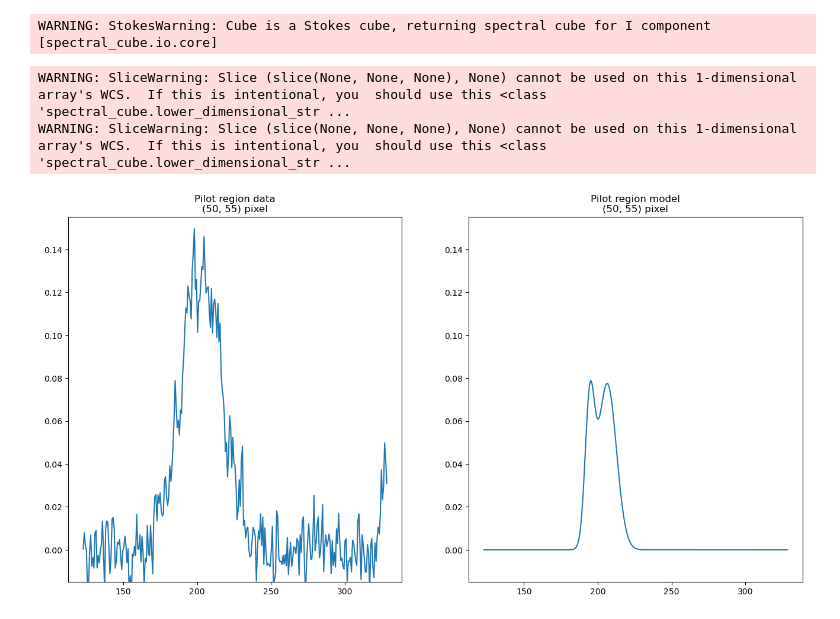
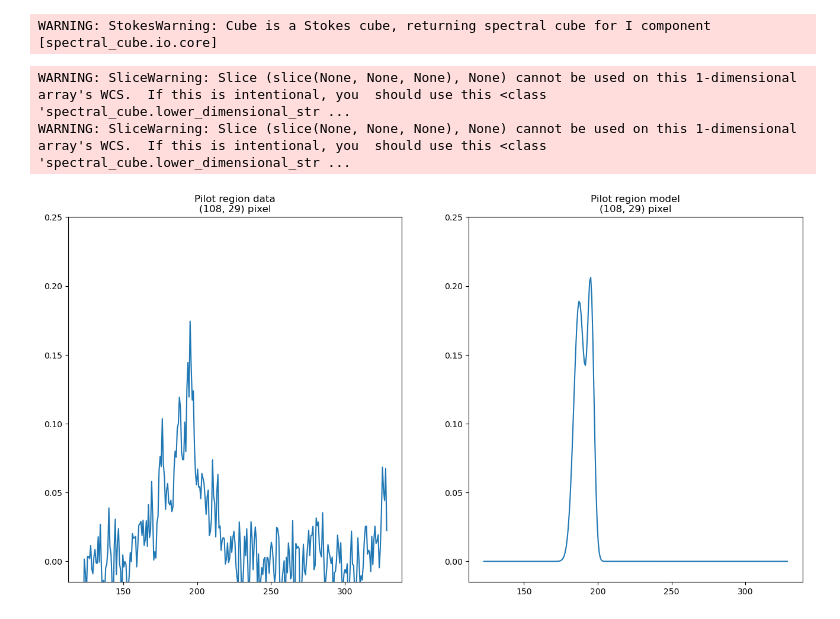
Before and after one commit to harrisonfwest/GBO-REU, a Jupyter notebook: Notebooks/quick-plotting.ipynb, the cells around one changed output. Cells and saved outputs as stored; diff of their text form; code cells hidden in the pictures.

```diff
--- a/Notebooks/quick-plotting.ipynb
+++ b/Notebooks/quick-plotting.ipynb
@@ -45,24 +45,24 @@ WARNING: SliceWarning: Slice (slice(None, None, None), None) cannot be used on t
 [figure]
 # %%
 Cube = SpectralCube.read('/home/scratch/hfwest/Pilot/Data/Pilot_NH3_11_bl.fits').with_spectral_unit(u.km/u.s, velocity_convention = 'radio')
-model = SpectralCube.read('/home/scratch/hfwest/Pilot/Results/Pilot_NH3_11_Fit3sig.fits').with_spectral_unit(u.km/u.s, velocity_convention = 'radio')
+model = SpectralCube.read('/home/scratch/hfwest/Pilot/Results/Pilot_NH3_11_GaussFit_Pool.fits').with_spectral_unit(u.km/u.s, velocity_convention = 'radio')
 # %% [output]
 WARNING: StokesWarning: Cube is a Stokes cube, returning spectral cube for I component [spectral_cube.io.core]
 # %%
 fig, (ax1, ax2) = plt.subplots(1, 2)
 fig.set_figwidth(16)
 fig.set_figheight(8)
 
-ax1.plot(Cube[:, 55, 50].spectral_axis, Cube[:, 55, 50])
-ax1.set_title('Pilot region data\n(50, 55) pixel')
-ax1.set_ylim(-.015, 0.155)
+ax1.plot(Cube[:, 29, 108].spectral_axis, Cube[:, 29, 108])
+ax1.set_title('Pilot region data\n(108, 29) pixel')
+ax1.set_ylim(-.015, 0.25)
 
-ax2.plot(model[:, 55, 50].spectral_axis, model[:, 55, 50])
-ax2.set_title('Pilot region model\n(50, 55) pixel')
-ax2.set_ylim(-.015, 0.155)
+ax2.plot(model[:, 29, 108].spectral_axis, model[:, 29, 108])
+ax2.set_title('Pilot region model\n(108, 29) pixel')
+ax2.set_ylim(-.015, 0.25)
 
 plt.show()
 # %% [output]
 WARNING: SliceWarning: Slice (slice(None, None, None), None) cannot be used on this 1-dimensional array's WCS.  If this is intentional, you  should use this <class 'spectral_cube.lower_dimensional_str ...
 WARNING: SliceWarning: Slice (slice(None, None, None), None) cannot be used on this 1-dimensional array's WCS.  If this is intentional, you  should use this <class 'spectral_cube.lower_dimensional_str ...
-[figure, old version]
+[figure, new version]
```
Also changed, not shown: 2 other files.
